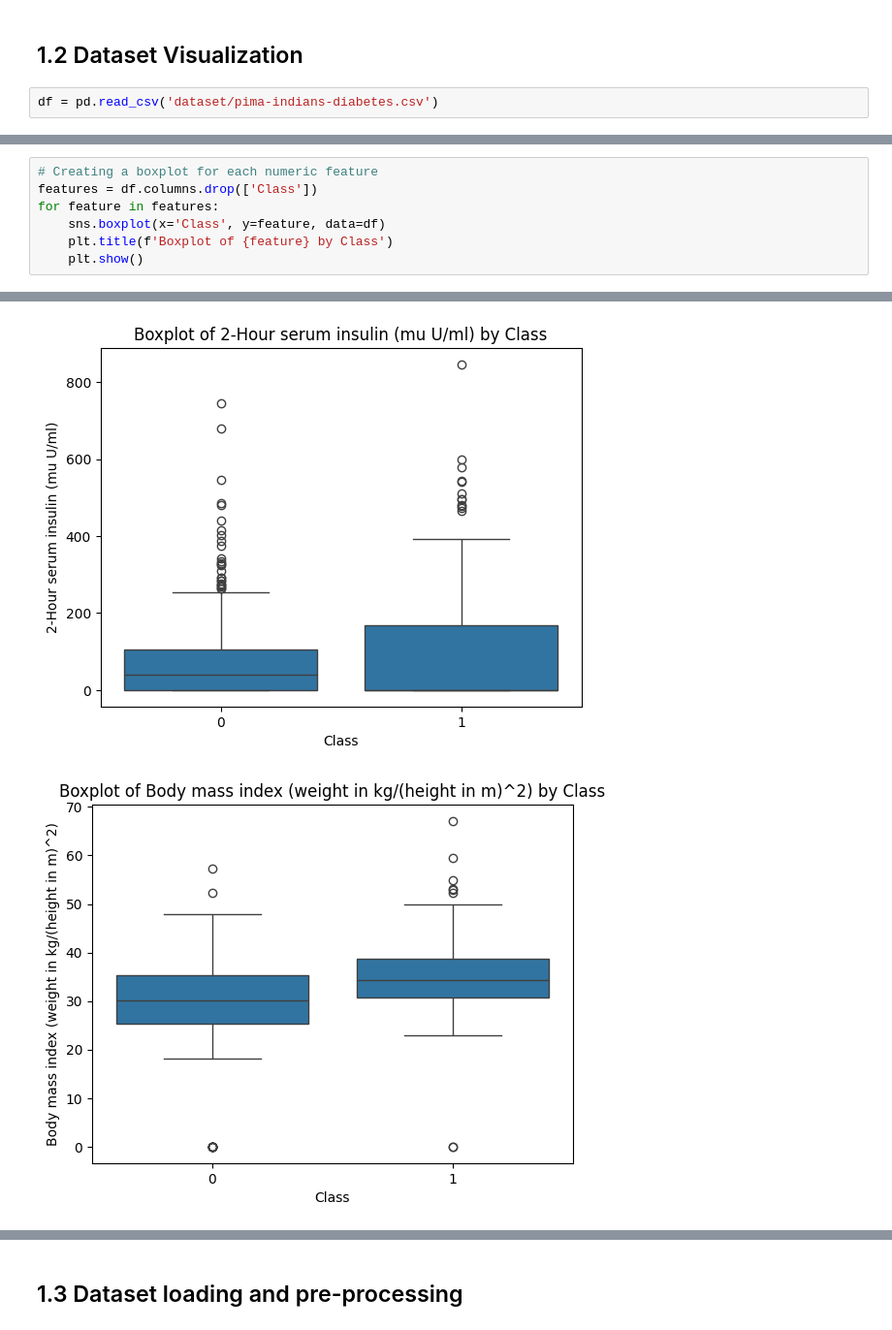
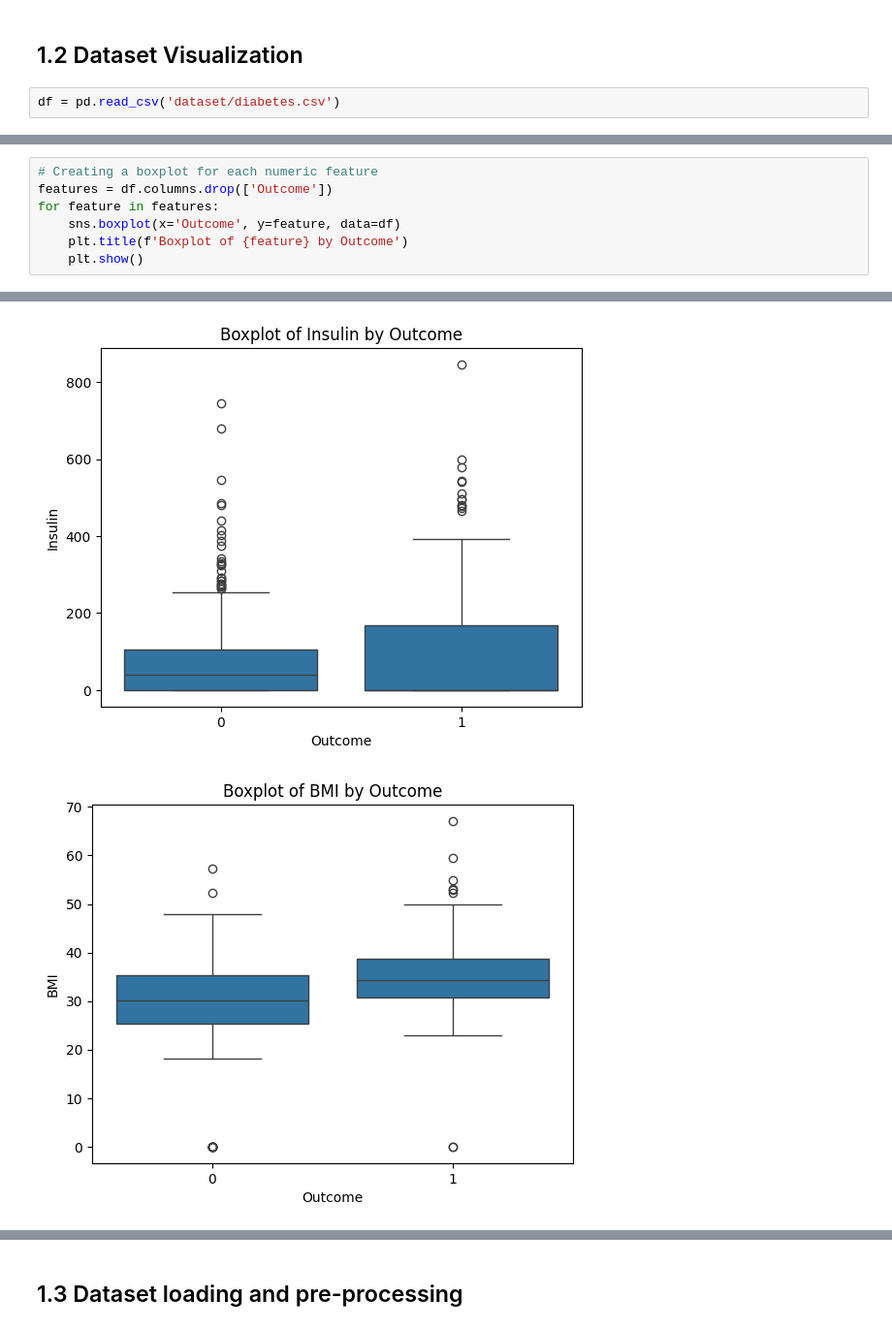
Before and after one commit to orangethefish/ML_project, a Jupyter notebook: GaussianNB.ipynb, the cells around one changed output, grey strips where cells are left out. Shown at 97% size. Drawn from its saved outputs; the diff is of its cells as text.

Commit message:
update dataset

```diff
--- a/GaussianNB.ipynb
+++ b/GaussianNB.ipynb
@@ -30,7 +30,7 @@ Unzip completed
 # %% [markdown]
 ## 1.2 Dataset Visualization
 # %%
-df = pd.read_csv('dataset/pima-indians-diabetes.csv')
+df = pd.read_csv('dataset/diabetes.csv')
 # %%
 # Display the first 5 rows of the dataset
 show(df.head())
@@ -86,9 +88,9 @@ max                           2.4      8.1e+01     1.0
 # plt.show()
 # %%
 # Creating a boxplot for each numeric feature
-features = df.columns.drop(['Class'])
+features = df.columns.drop(['Outcome'])
 for feature in features:
-    sns.boxplot(x='Class', y=feature, data=df)
-    plt.title(f'Boxplot of {feature} by Class')
+    sns.boxplot(x='Outcome', y=feature, data=df)
+    plt.title(f'Boxplot of {feature} by Outcome')
     plt.show()
 # %% [output]
@@ -99,2 +101,2 @@ for feature in features:
-[figure, old version]
+[figure, new version]
-[figure, old version]
+[figure, new version]
```
Also changed, not shown: parts of 9 cells of this notebook, 4 other files.
